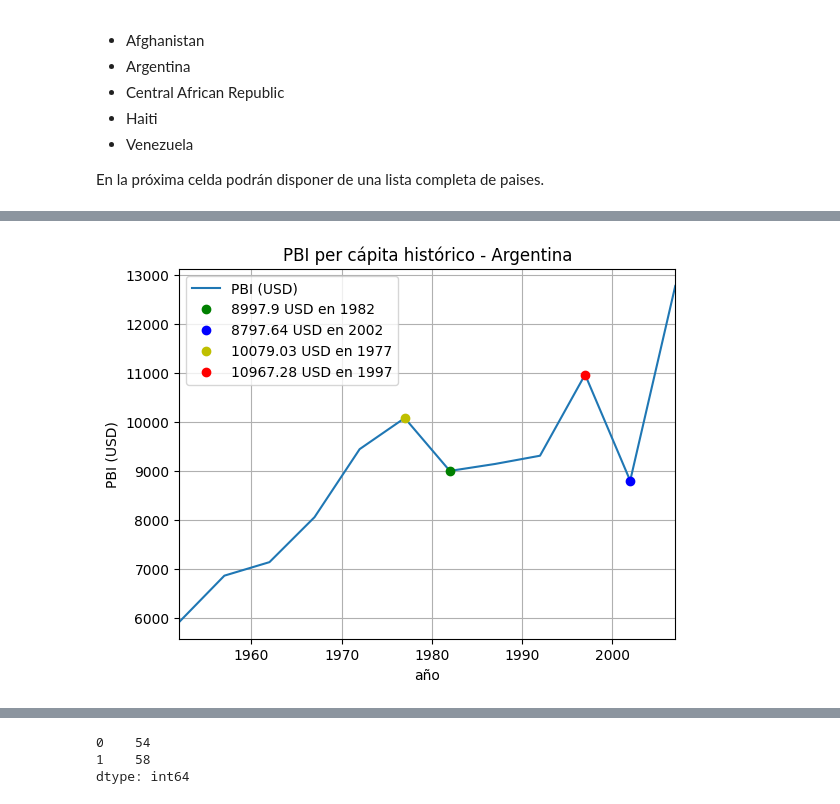
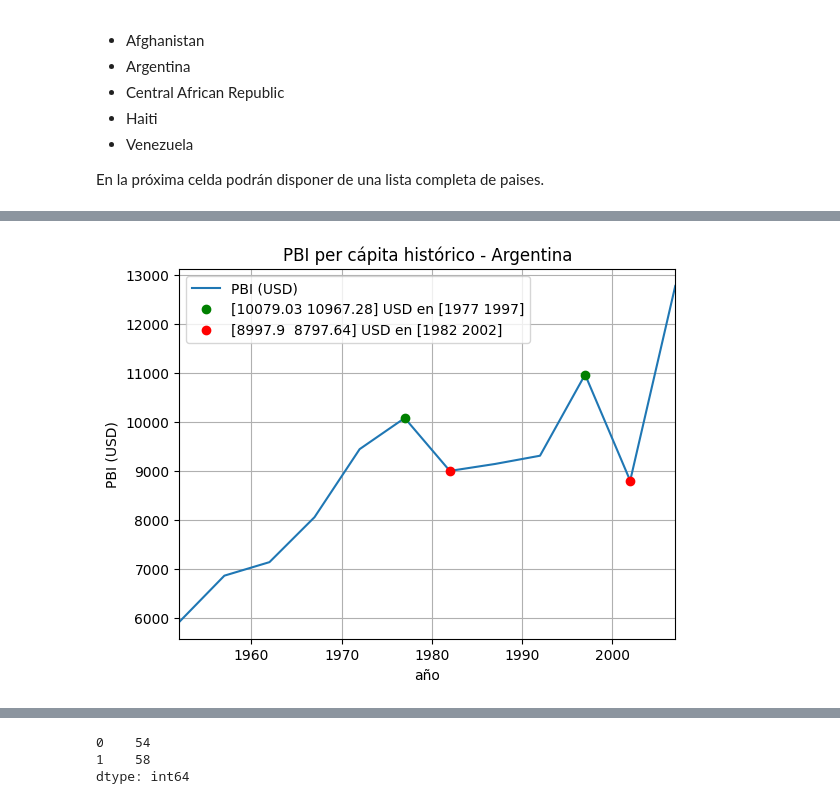
Before and after one commit to juansearg/colab, a Jupyter notebook: TP1_grupo_23.ipynb, the cells around one changed output, grey strips where cells are left out. Saved outputs shown, nothing was run; the diff lists cells and outputs as text; code cells hidden in the pictures.

```diff
--- a/TP1_grupo_23.ipynb
+++ b/TP1_grupo_23.ipynb
@@ -630,45 +630,42 @@ def minimos_locales(serie):
 pais = "Argentina"
 data = gapminder[gapminder.country == pais]
 year = data.year # eje x
 PBI = data.gdpPercap # eje y
 
 # Creamos los gráficos.
 
 plt.plot(year,PBI, label='PBI (USD)')
 
 
 # Limitamos el rango de x al rango de los años registrados
 plt.xlim(min(year),max(year))
 
-# Marcamos mínimos locales
-x1=1982 #fijamos x encontrada analíticamente.
-y1=gapminder.loc[(gapminder['year'] == x1) & (gapminder['country'] == pais),'gdpPercap'].item()
-plt.plot(x1, y1, 'go', label=str(round(y1,2))+' USD en '+str(x1))
-x2=2002 #fijamos x encontrada analíticamente.
-y2=gapminder.loc[(gapminder['year'] == x2) & (gapminder['country'] == pais),'gdpPercap'].item()
-plt.plot(x2, y2, 'bo', label=str(round(y2,2))+' USD en '+str(x2))
+# Marcamos máximos locales
+maximos=maximos_locales(PBI)
+x1=gapminder.loc[maximos.values,'year']
+y1=gapminder.loc[maximos.values,'gdpPercap']
+plt.plot(x1, y1, 'go', label=str(y1.values.round(2))+' USD en '+str(x1.values))
+
 
 # Marcamos máximos locales
-x1=1977 #fijamos x encontrada analíticamente.
-y1=gapminder.loc[(gapminder['year'] == x1) & (gapminder['country'] == pais),'gdpPercap'].item()
-plt.plot(x1, y1, 'yo', label=str(round(y1,2))+' USD en '+str(x1))
-x2=1997 #fijamos x encontrada analíticamente.
-y2=gapminder.loc[(gapminder['year'] == x2) & (gapminder['country'] == pais),'gdpPercap'].item()
-plt.plot(x2, y2, 'ro', label=str(round(y2,2))+' USD en '+str(x2))
+minimos=minimos_locales(PBI)
+x1=gapminder.loc[minimos.values,'year']
+y1=gapminder.loc[minimos.values,'gdpPercap']
+plt.plot(x1, y1, 'ro', label=str(y1.values.round(2))+' USD en '+str(x1.values))
 
 # Ejecutamos el comando para que muestre la grilla
 plt.grid()
 
 # Etiquetamos el eje x y eje y
 plt.xlabel('año')
 plt.ylabel('PBI (USD)')
 
 # Colocamos un título.
 plt.title('PBI per cápita histórico - Argentina')
 
 plt.legend() # Comando para que muestre las etiquetas.
 
 plt.show()
 # %% [output]
-[figure, old version]
+[figure, new version]
 # %%
```
Also changed, not shown: parts of 2 cells of this notebook.
